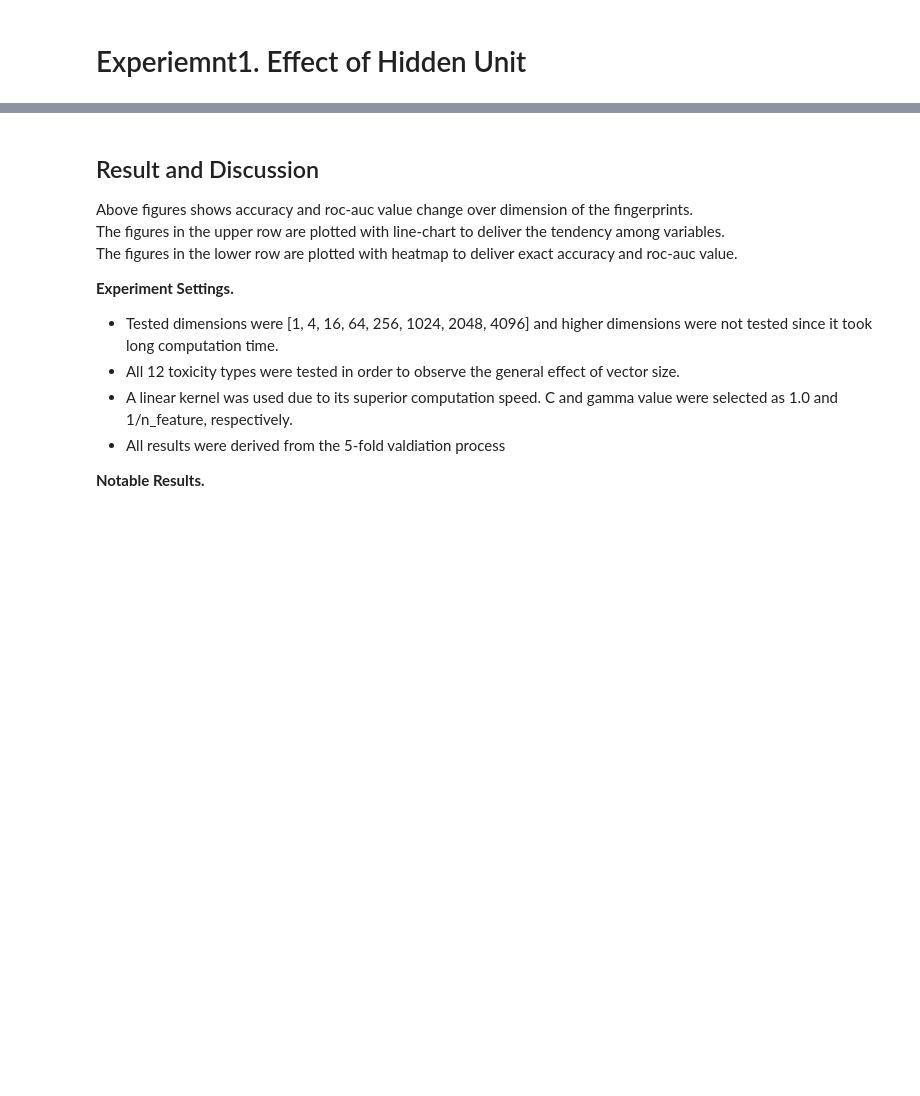
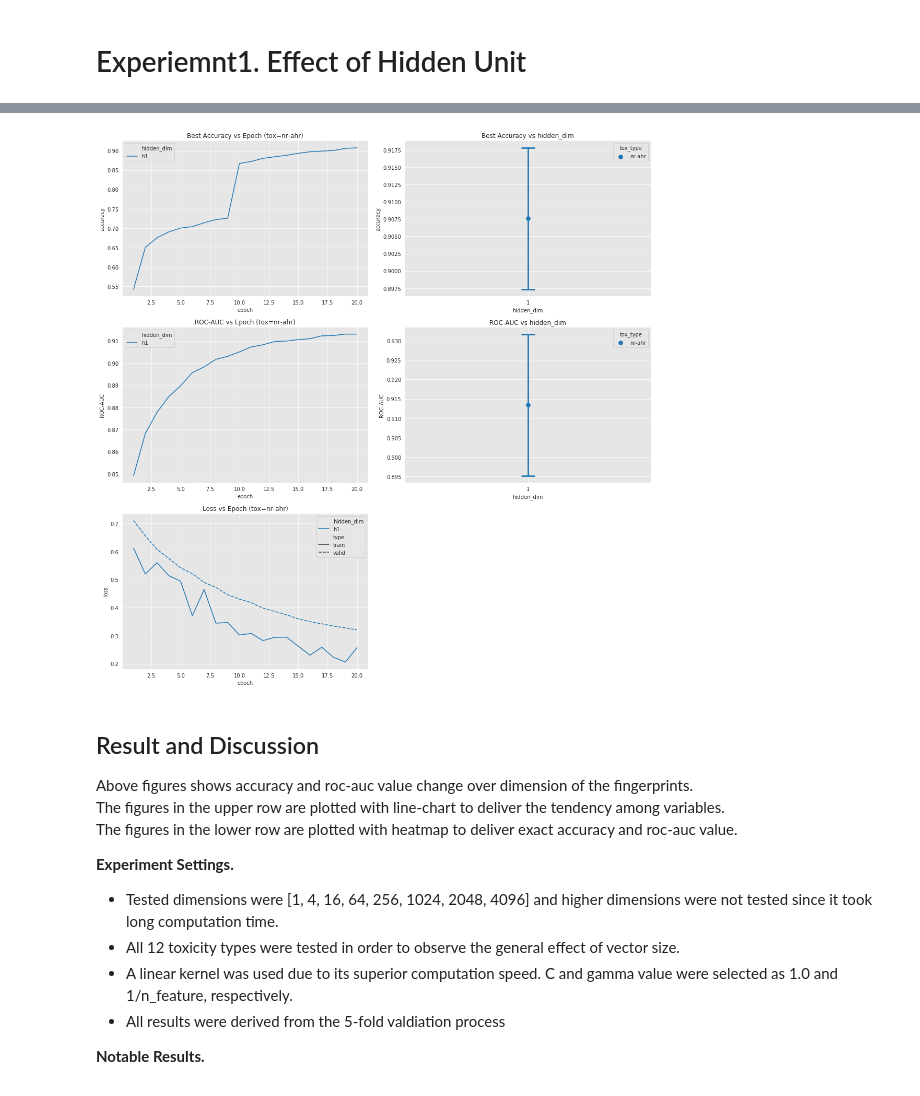
Before and after one commit to heartcored98/CH485_AI_Chemistry, a Jupyter notebook: Practice3_Tox21_MLP/Assignment3_Tox21_MLP.ipynb, the cells around one changed output, grey strips where cells are left out. Saved outputs shown, nothing was run; the diff lists cells and outputs as text; code cells hidden in the pictures; blank space fills up the shorter version.

Commit message:
Update fully working experiment Update visualization part

```diff
--- a/Practice3_Tox21_MLP/Assignment3_Tox21_MLP.ipynb
+++ b/Practice3_Tox21_MLP/Assignment3_Tox21_MLP.ipynb
@@ -102,9 +96,9 @@ def construct_model(args):
     list_module = list()
     list_module += [nn.Linear(args.input_dim, args.hidden_dim), nn.ReLU()]
 
-    if args.n_layer-2 > 2:
+    if args.n_layer-2 > 0:
         for _ in range(args.n_layer-2):
-            list_module.append(nn.Linear(hidden_dim))
+            list_module.append(nn.Linear(hidden_dim, hidden_dim))
             list_module.append(nn.ReLU())
             if args.dropout_rate > 0:
                 list_module.append(nn.Dropout(args.dropout_rate))
@@ -284,8 +311,9 @@ args.dropout_rate = 0.2
 args.lr = 0.01
 args.l2_coef = 0
 args.optim = 'ADAM'
-args.epoch = 30
+args.epoch = 10
 args.device = 'cuda' if torch.cuda.is_available() else 'cpu'
 args.exp_name = 'exp_test'
 args.list_partition = dict_partition['nr-ahr']
 result = subproc_experiment(args)
+callback_experiment(result)
@@ -308,18 +332,19 @@ args.exp_name = 'exp_hidden_dim'
 args.input_dim = 2048
 args.output_dim = 1
 args.n_layer = 2
-args.dropout_rate = 0.2
-args.lr = 0.01
+args.dropout_rate = 0.0
+args.lr = 0.001
 args.l2_coef = 0
-args.optim = 'ADAM'
-args.epoch = 30
+args.optim = 'RMSProp'
+args.epoch = 20
+args.batch_size=128
 args.device = 'cuda' if torch.cuda.is_available() else 'cpu'
 
 exp_data['exp_hidden_dim'] = list()
-list_hidden_dim = [32,64,128,256,512, 1024, 2048, 4096, 8192]
+list_hidden_dim = [1, 4, 16, 64, 256, 1024, 4096, 8192]
 
 # pool = Pool(processes=14)
-for tox_type in list_tox_type[:1]:
+for tox_type in list_tox_type[:12]:
     for hidden_dim in list_hidden_dim:
         args.tox_type = tox_type
         args.hidden_dim = hidden_dim
@@ -382,3 +362,65 @@ plt.grid(True)
+# %%
+df = pd.DataFrame(exp_data['exp_hidden_dim'])
+df = df[['acc', 'roc_auc', 'tox_type', 'hidden_dim']]
+
+variable = 'hidden_dim'
+list_loss = list()
+list_test = list()
+
+for value in df[variable].unique():
+    for result in exp_data['exp_hidden_dim']:
+        if result[variable] == value and result['tox_type'] == 'nr-ahr':
+            for i, data in enumerate(result['train_loss']):
+                list_loss.append({'epoch':i+1, 'loss':data, 'type':'train', variable:'h'+str(value)})
+            for i, data in enumerate(result['val_loss']):
+                list_loss.append({'epoch':i+1, 'loss':data, 'type':'valid', variable:'h'+str(value)})
+            for i, data in enumerate(result['acc_test']):
+                list_test.append({'epoch':i+1, 'test':data, 'type':'acc', variable:'h'+str(value)})
+            for i, data in enumerate(result['roc_auc_test']):
+                list_test.append({'epoch':i+1, 'test':data, 'type':'roc_auc', variable:'h'+str(value)})
+            break
+
+df_loss = pd.DataFrame(list_loss)
+df_test = pd.DataFrame(list_test)
+
+
+fig = plt.figure(figsize=(15,15))
+sns.set_style("darkgrid", {"axes.facecolor": ".9"})
+gs = gridspec.GridSpec(3, 2)
+
+ax = plt.subplot(gs[0,1])
+grid = sns.pointplot(x="hidden_dim", y="acc", hue="tox_type", data=df, ci='sd', capsize=0.05, ax=ax)
+grid.set_title("Best Accuracy vs {}".format(variable))
+grid.set_ylabel("accuracy")
+grid.grid(True)
+
+ax = plt.subplot(gs[0,0])
+df_acc = df_test.loc[df_test['type'] == 'acc']
+grid = sns.lineplot(x='epoch', y='test', hue=variable, data=df_acc, ax=ax)
+grid.set_title("Best Accuracy vs Epoch (tox=nr-ahr)")
+grid.set_ylabel("accuracy")
+
+ax = plt.subplot(gs[1,1])
+grid = sns.pointplot(x="hidden_dim", y="roc_auc", hue="tox_type", data=df, ci='sd', capsize=0.05, ax=ax)
+grid.set_title("ROC-AUC vs {}".format(variable))
+grid.set_ylabel("ROC-AUC")
+grid.grid(True)
+
+ax = plt.subplot(gs[1,0])
+df_roc_auc = df_test.loc[df_test['type'] == 'roc_auc']
+grid = sns.lineplot(x='epoch', y='test', hue=variable, data=df_roc_auc, ax=ax)
+grid.set_title("ROC-AUC vs Epoch (tox=nr-ahr)")
+grid.set_ylabel("ROC-AUC")
+
+ax = plt.subplot(gs[2,0])
+grid = sns.lineplot(x='epoch', y='loss', hue=variable, style='type', data=df_loss, ax=ax)
+grid.set_title("Loss vs Epoch (tox=nr-ahr)")
+
+plt.tight_layout()
+plt.grid(True)
+plt.savefig('./images/exp1.png')
+# %% [output]
+[figure, added]
 # %% [markdown]
 ## Result and Discussion
 
```
Also changed, not shown: parts of 15 cells of this notebook.
